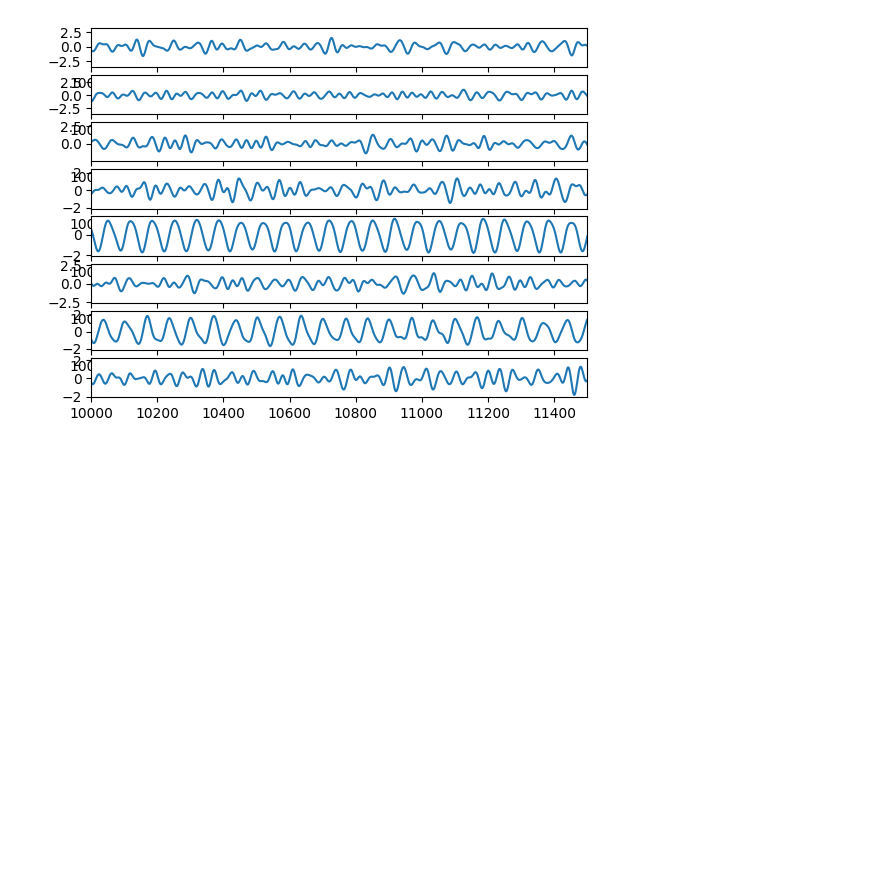
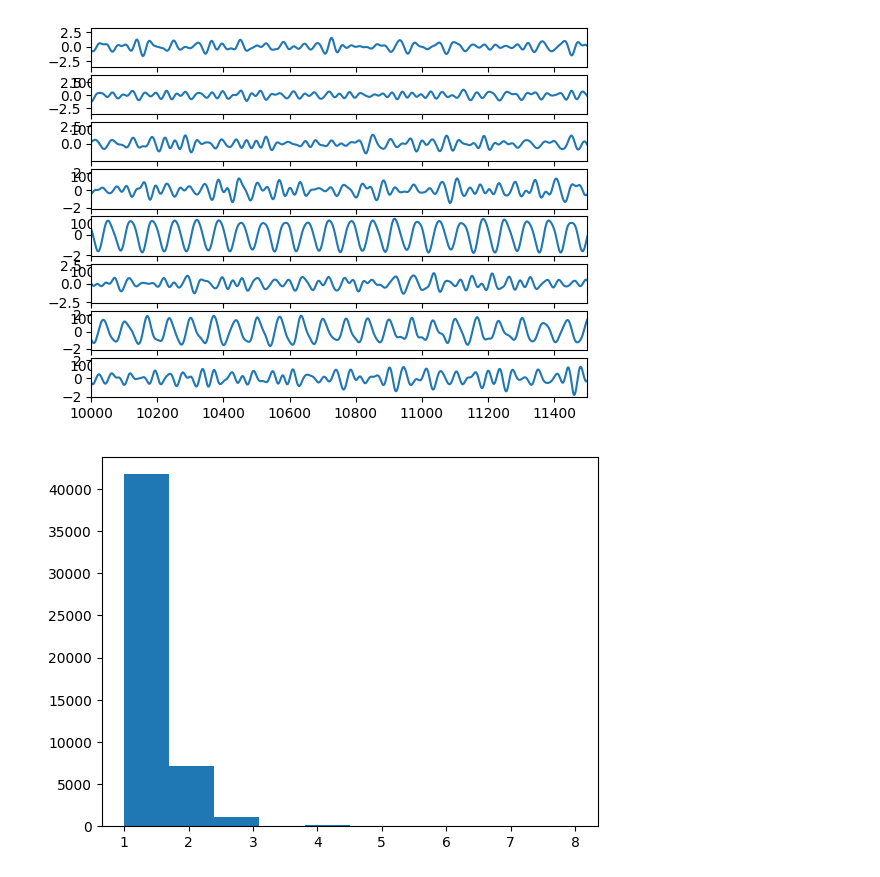
Before and after one commit to Electrum9/mlsp-project, a Jupyter notebook: ICA.ipynb, the cells around one changed output. Cells and saved outputs as stored; diff of their text form; code cells hidden in the pictures; blank space fills up the shorter version.

Commit message:
questionable firing time detection

```diff
--- a/ICA.ipynb
+++ b/ICA.ipynb
@@ -105,8 +105,18 @@ plt.show()
 # %% [output]
 [figure]
 # %%
-all_peaks = []
+firing_times = []
 
 for i in range(filtered_IC.shape[1]):
     peaks, _ = find_peaks(filtered_IC[:, i])
-    all_peaks.append(peaks)
+    firing_times.extend(peaks)
+
+firing_times = np.asarray(firing_times)
+firing_times = np.unique(firing_times)
+# %%
+intervals = firing_times[1:] - firing_times[:-1]
+
+plt.hist(intervals)
+plt.show()
+# %% [output]
+[figure, added]
```
